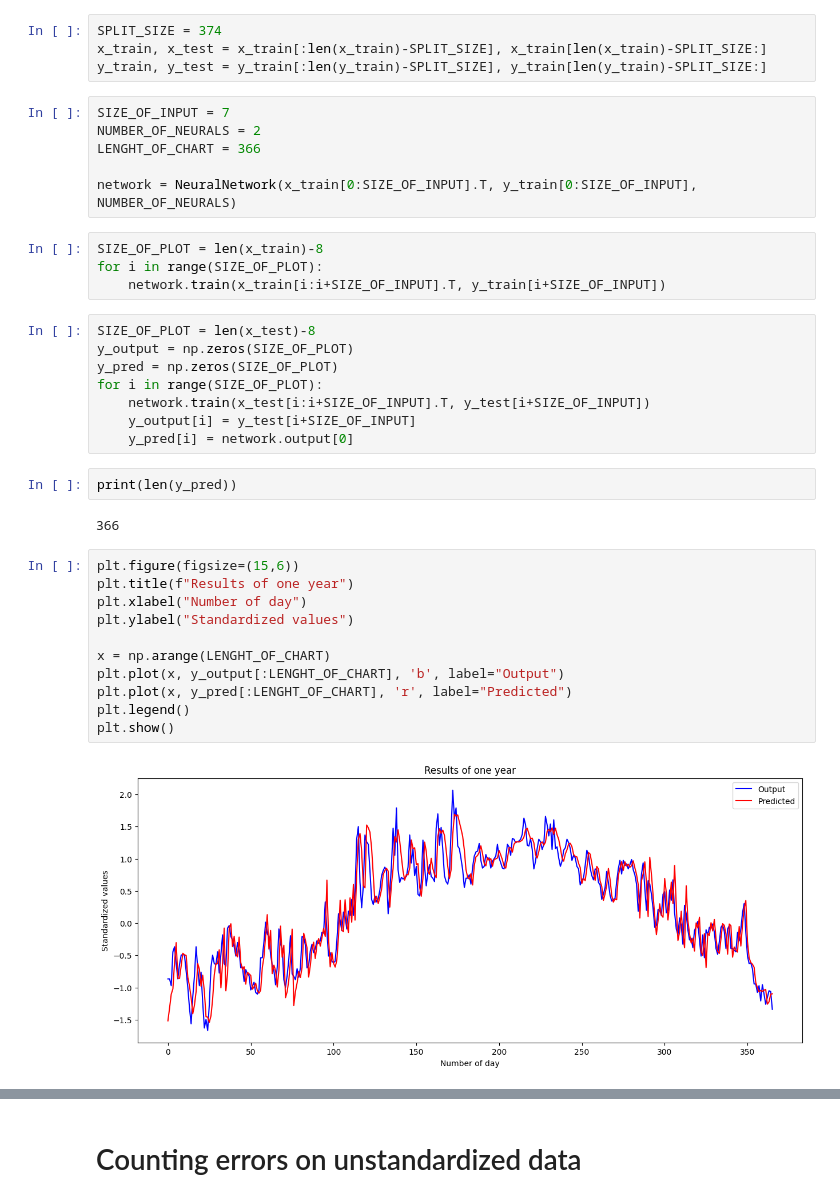
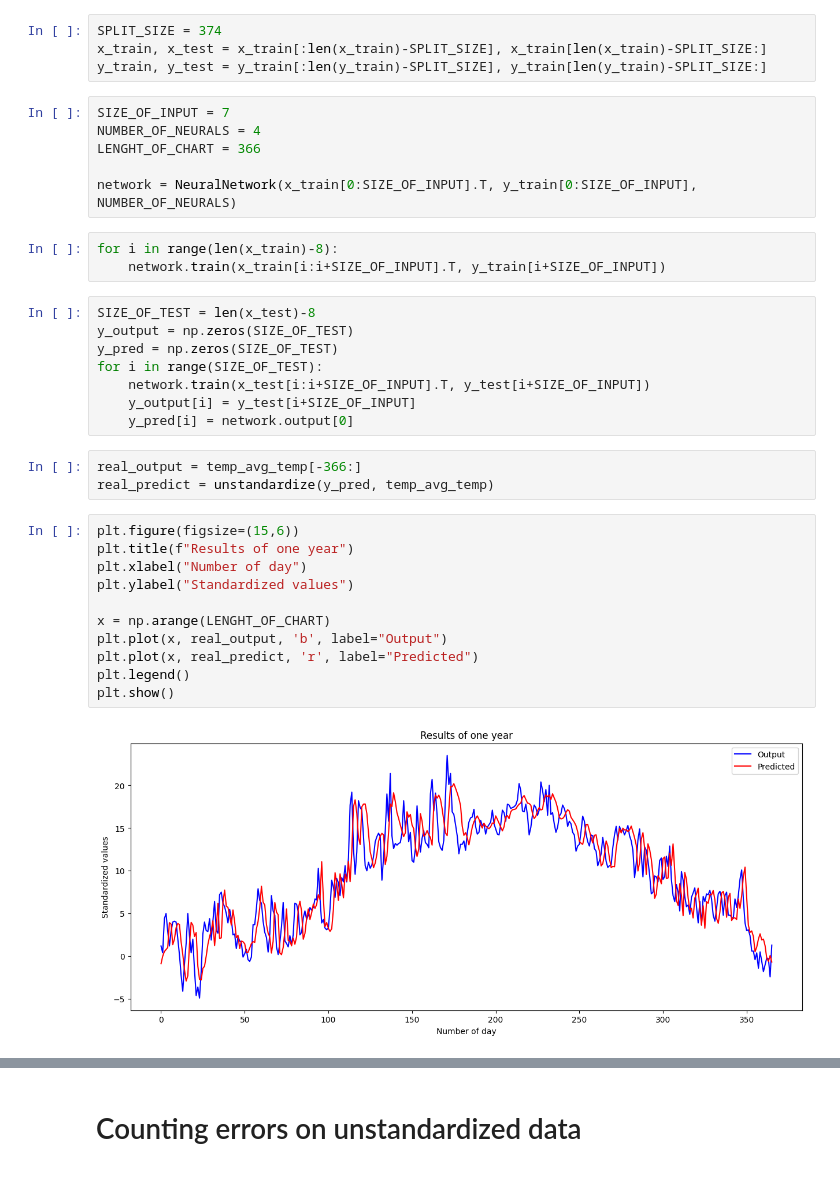
Before and after one commit to mikitomi21/Weather_Prediction, a Jupyter notebook: pres_neural_network.ipynb, the cells around one changed output, grey strips where cells are left out. Saved outputs shown, nothing was run; the diff lists cells and outputs as text.

```diff
--- a/pres_neural_network.ipynb
+++ b/pres_neural_network.ipynb
@@ -34,39 +34,37 @@ x_train, x_test = x_train[:len(x_train)-SPLIT_SIZE], x_train[len(x_train)-SPLIT_
 y_train, y_test = y_train[:len(y_train)-SPLIT_SIZE], y_train[len(y_train)-SPLIT_SIZE:]
 # %%
 SIZE_OF_INPUT = 7
-NUMBER_OF_NEURALS = 2
+NUMBER_OF_NEURALS = 4
 LENGHT_OF_CHART = 366
 
 network = NeuralNetwork(x_train[0:SIZE_OF_INPUT].T, y_train[0:SIZE_OF_INPUT], NUMBER_OF_NEURALS)
 # %%
-SIZE_OF_PLOT = len(x_train)-8
-for i in range(SIZE_OF_PLOT):
+for i in range(len(x_train)-8):
     network.train(x_train[i:i+SIZE_OF_INPUT].T, y_train[i+SIZE_OF_INPUT])
 # %%
-SIZE_OF_PLOT = len(x_test)-8
-y_output = np.zeros(SIZE_OF_PLOT)
-y_pred = np.zeros(SIZE_OF_PLOT)
-for i in range(SIZE_OF_PLOT):
+SIZE_OF_TEST = len(x_test)-8
+y_output = np.zeros(SIZE_OF_TEST)
+y_pred = np.zeros(SIZE_OF_TEST)
+for i in range(SIZE_OF_TEST):
     network.train(x_test[i:i+SIZE_OF_INPUT].T, y_test[i+SIZE_OF_INPUT])
     y_output[i] = y_test[i+SIZE_OF_INPUT]
     y_pred[i] = network.output[0]
-# %%
-print(len(y_pred))
-# %% [output]
-366
+# %%
+real_output = temp_avg_temp[-366:]
+real_predict = unstandardize(y_pred, temp_avg_temp)
 # %%
 plt.figure(figsize=(15,6))
 plt.title(f"Results of one year")
 plt.xlabel("Number of day")
 plt.ylabel("Standardized values")
 
 x = np.arange(LENGHT_OF_CHART)
-plt.plot(x, y_output[:LENGHT_OF_CHART], 'b', label="Output")
-plt.plot(x, y_pred[:LENGHT_OF_CHART], 'r', label="Predicted")
+plt.plot(x, real_output, 'b', label="Output")
+plt.plot(x, real_predict, 'r', label="Predicted")
 plt.legend()
 plt.show()
 # %% [output]
-[figure, old version]
+[figure, new version]
 # %%
 print(f"MSE: {network.mse(y_output, y_pred)}")
 print(f"MAE: {network.mae(y_output, y_pred)}")
```
Also changed, not shown: parts of 3 cells of this notebook, 3 other files.
